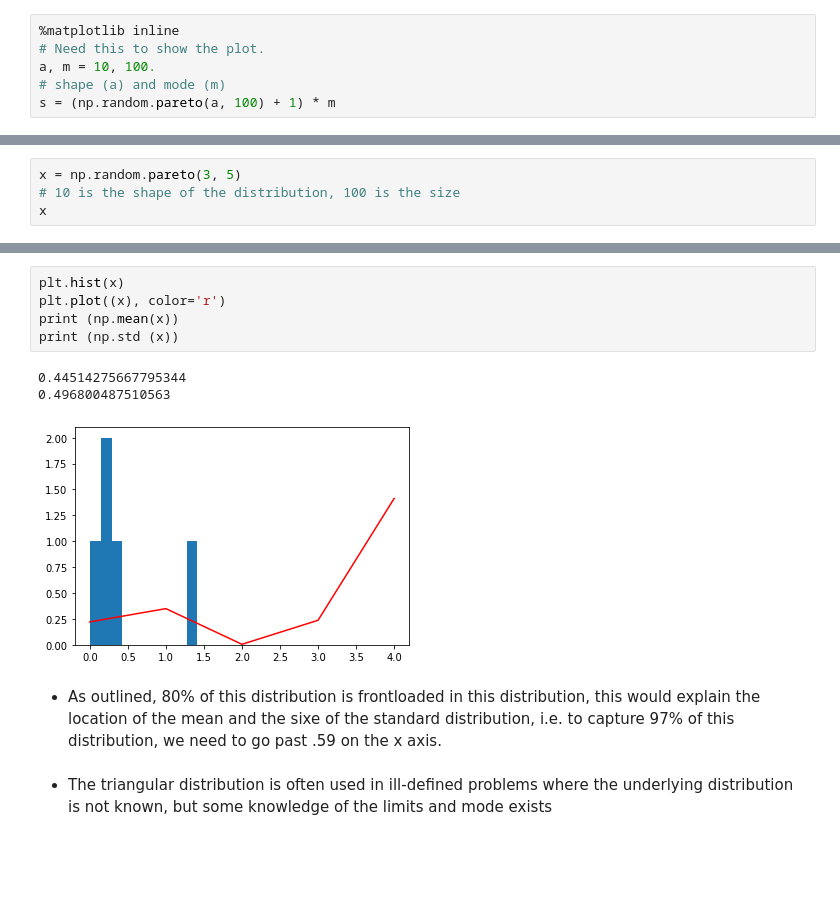
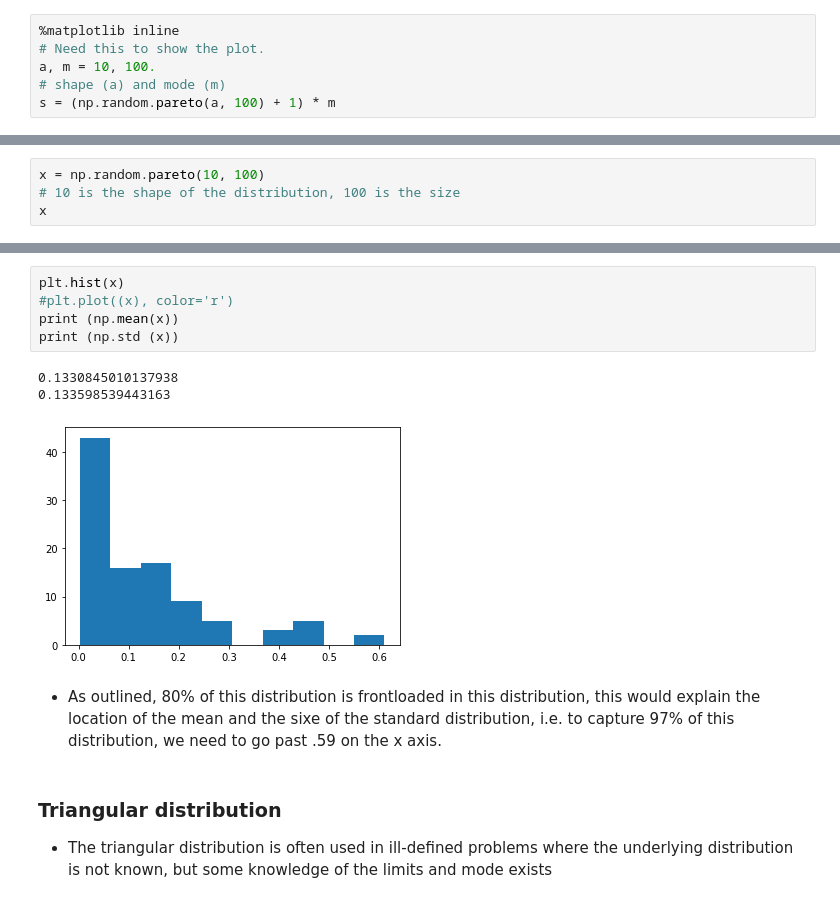
Before and after one commit to pocathain08/Prog-DA-Assignment, a Jupyter notebook: Prog-DA-Asst-2019.ipynb, the cells around one changed output, grey strips where cells are left out. Cells and saved outputs as stored; diff of their text form; blank space fills up the shorter version.

```diff
--- a/Prog-DA-Asst-2019.ipynb
+++ b/Prog-DA-Asst-2019.ipynb
@@ -145,5 +146,5 @@ The 'normed' kwarg was deprecated in Matplotlib 2.1 and will be removed in 3.1.
 # %%
-x = np.random.pareto(3, 5)
+x = np.random.pareto(10, 100)
 # 10 is the shape of the distribution, 100 is the size
 x
 # %% [output]
@@ -155,14 +179,15 @@ numpy.ndarray
 # %%
 plt.hist(x)
-plt.plot((x), color='r')
+#plt.plot((x), color='r')
 print (np.mean(x))
 print (np.std (x))
 # %% [output]
-0.44514275667795344
-0.496800487510563
+0.1330845010137938
+0.133598539443163
-[figure, old version]
+[figure, new version]
 # %% [markdown]
 - As outlined, 80% of this distribution is frontloaded in this distribution, this would explain the location of the mean and the sixe of the standard distribution, i.e. to capture 97% of this distribution, we need to go past .59 on the x axis.
 # %% [markdown]
+### Triangular distribution
 - The triangular distribution is often used in ill-defined problems where the underlying distribution is not known, but some knowledge of the limits and mode exists
 # %%
```
Also changed, not shown: parts of 19 cells of this notebook.
